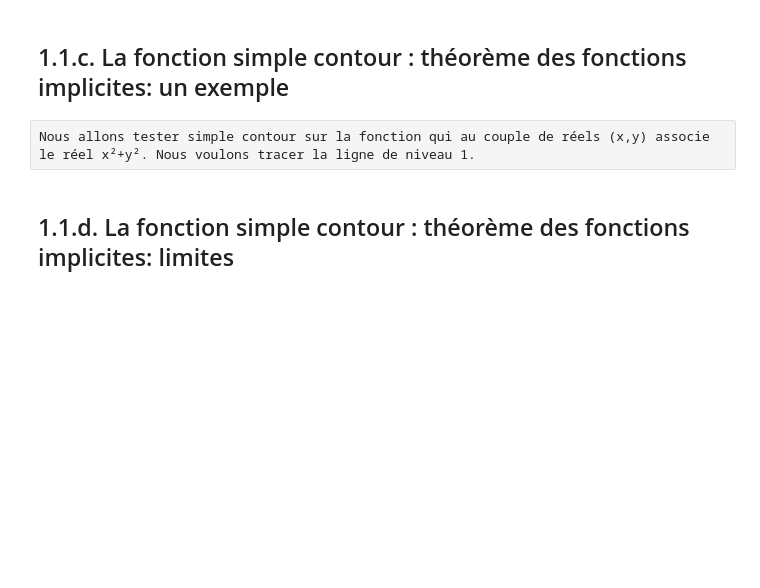
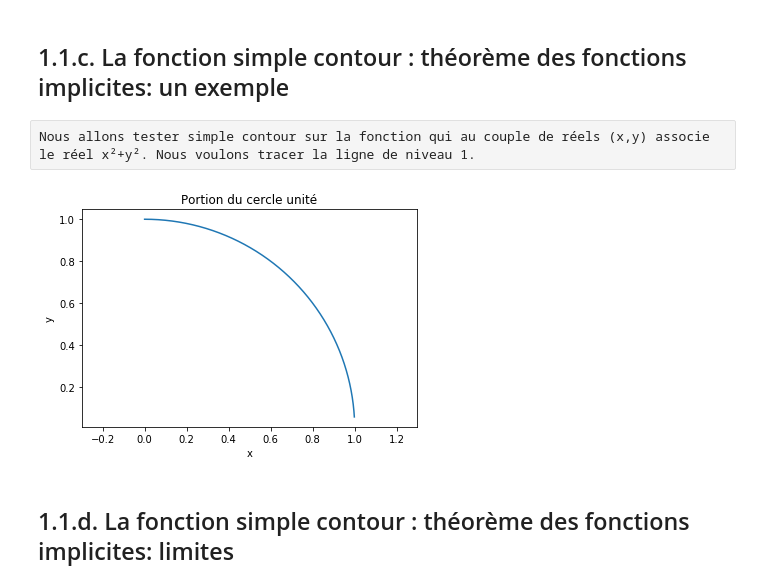
Before and after one commit to AJacquillat/Projet, a Jupyter notebook: presentation_contour.ipynb, the cells around one changed output. Drawn from its saved outputs; the diff is of its cells as text; code cells hidden in the pictures; blank space fills up the shorter version.

```diff
--- a/presentation_contour.ipynb
+++ b/presentation_contour.ipynb
@@ -63,7 +63,7 @@ import matplotlib.pyplot as plt
 
 #la fonction
 
-def find_seed(g, c=0, eps=2**-26):
+def find_seed(g, c=0., eps=2**-26):
     a=0
     b=1
     milieu=(b+a)/2
@@ -145,17 +147,17 @@ def prochain_point(f,x,y,delta=0.01):
 # %% [raw]
 Prochain point étant définie, on peut maintenant définir simple contour.
 # %%
-def simple_contour1(f, c=0, delta=0.01):
+def simple_contour1(f, c=0., delta=0.01):
     def g(x):
         return f(0,x)
     t=find_seed(g,c)
     if t==None:
         return ([],[])
     else:
-        les_x=[0]
+        les_x=[0.]
         les_y=[t]
 
-        while (1-les_x[-1])>delta or 1-les_y[-1]>delta: #il manque quelques conditions...
+        while ((1-les_x[-1])>delta/2 and (1-les_y[-1])>delta/2 and (les_x[-1])>delta/2 and (les_y[-1])>delta/2) or (abs(les_x[0]-les_x[-1])<delta/2 or abs(les_y[0]-les_y[-1])<delta/2)  :
             point=prochain_point(f,les_x[-1],les_y[-1],delta)
             les_x.append(point[0])
             les_y.append(point[1])
@@ -167,14 +169,16 @@ Nous allons tester simple contour sur la fonction qui au couple de réels (x,y)
 # %%
 f=lambda x,y:(x**2+y**2)*1.0
 
-couples=simple_contour(f,1.0,0.001)
+couples=simple_contour1(f,1.0,0.001)
 
 pl.plot(couples[0],couples[1])
 pl.axis("equal")
 pl.xlabel('x')
 pl.ylabel('y')
 pl.title('Portion du cercle unité')
 pl.show()
+# %% [output]
+[figure, added]
 # %% [markdown]
 ## 1.1.d. La fonction simple contour : théorème des fonctions implicites: limites
 # %% [raw]
```
Also changed, not shown: parts of 7 cells of this notebook.
